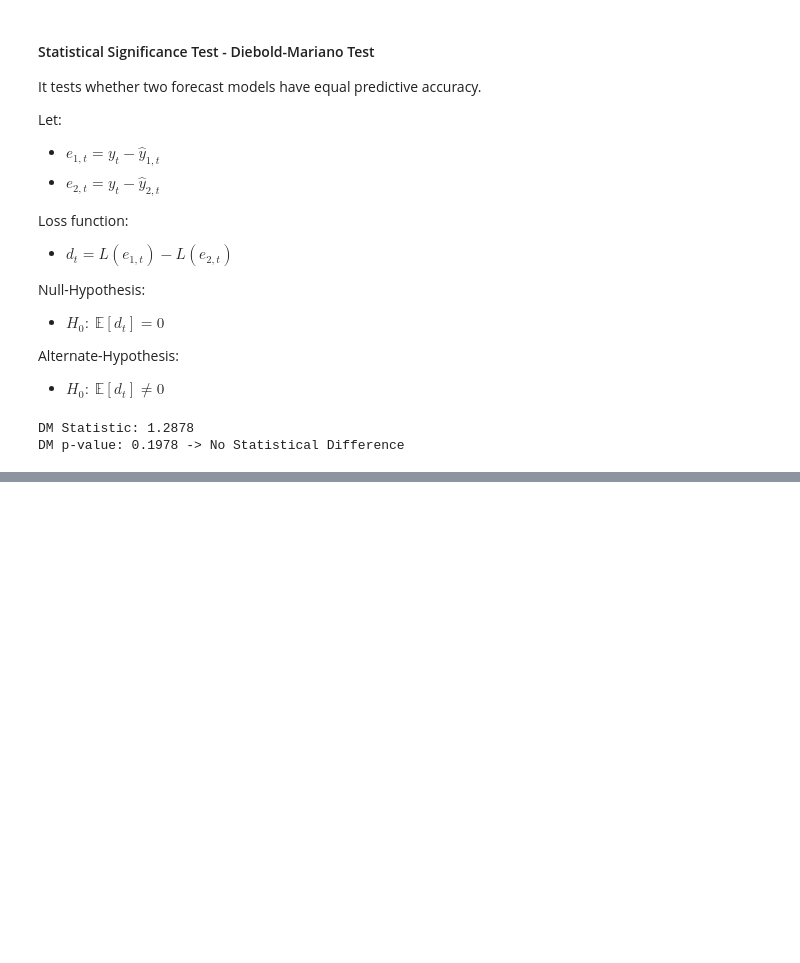
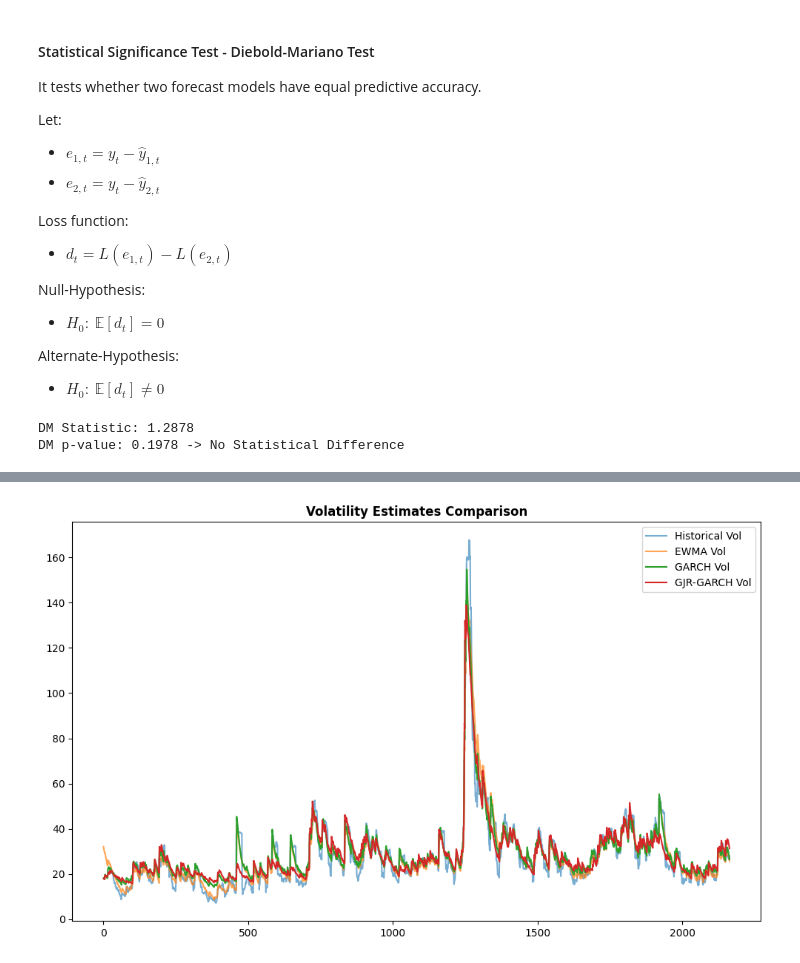
Before and after one commit to gorkemyencak/stock-volatility-time-series-analysis, a Jupyter notebook: main.ipynb, the cells around one changed output, grey strips where cells are left out. Drawn from its saved outputs; the diff is of its cells as text; code cells hidden in the pictures; blank space fills up the shorter version.

Commit message:
volatility forecasting

```diff
--- a/main.ipynb
+++ b/main.ipynb
@@ -1389,0 +1493,30 @@ DM p-value: 0.1978 -> No Statistical Difference
+# %%
+# Visualizing volatility estimates
+plt.figure(figsize=(12,7))
+plt.plot(
+    hist_vol,
+    label = 'Historical Vol',
+    alpha = 0.6
+)
+
+plt.plot(
+    ewma_vol,
+    label = 'EWMA Vol',
+    alpha = 0.7
+)
+
+plt.plot(
+    garch_result.conditional_volatility * np.sqrt(252),
+    label = 'GARCH Vol'
+)
+
+plt.plot(
+    gjr_garch_result.conditional_volatility * np.sqrt(252),
+    label = 'GJR-GARCH Vol'
+)
+
+plt.legend(loc = 'best')
+plt.title('Volatility Estimates Comparison', fontweight = 'bold')
+plt.show()
+# %% [output]
+[figure, added]
```
Also changed, not shown: parts of 5 cells of this notebook.
